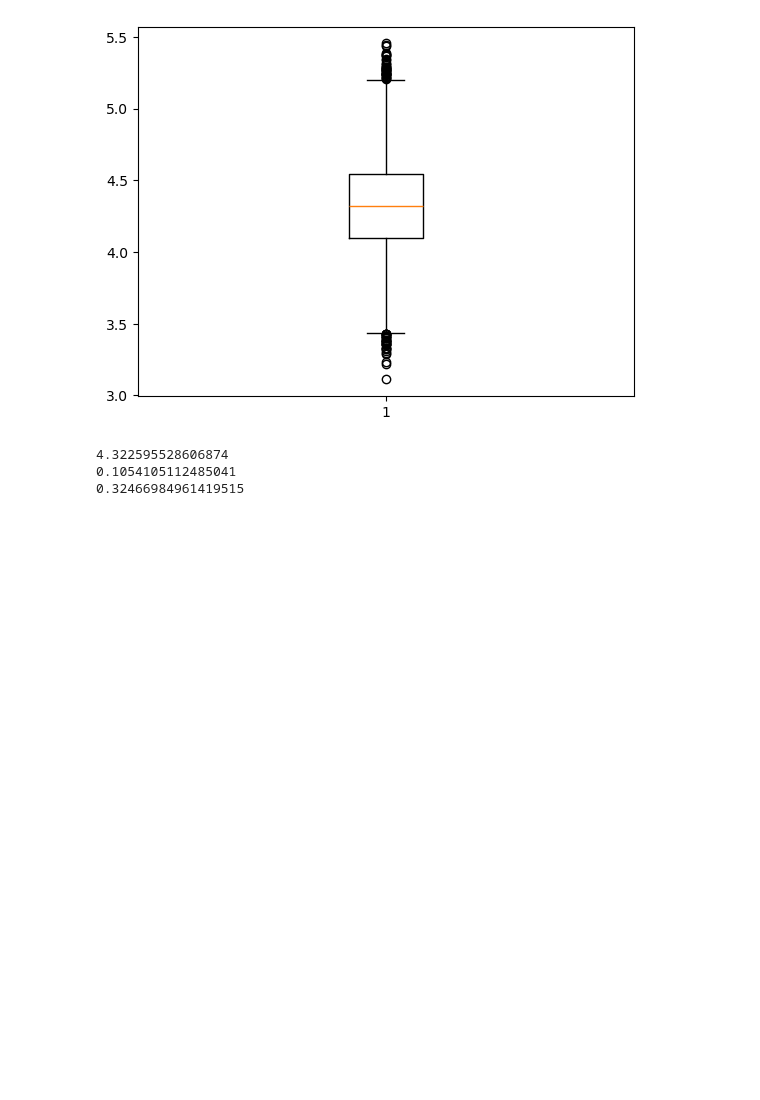
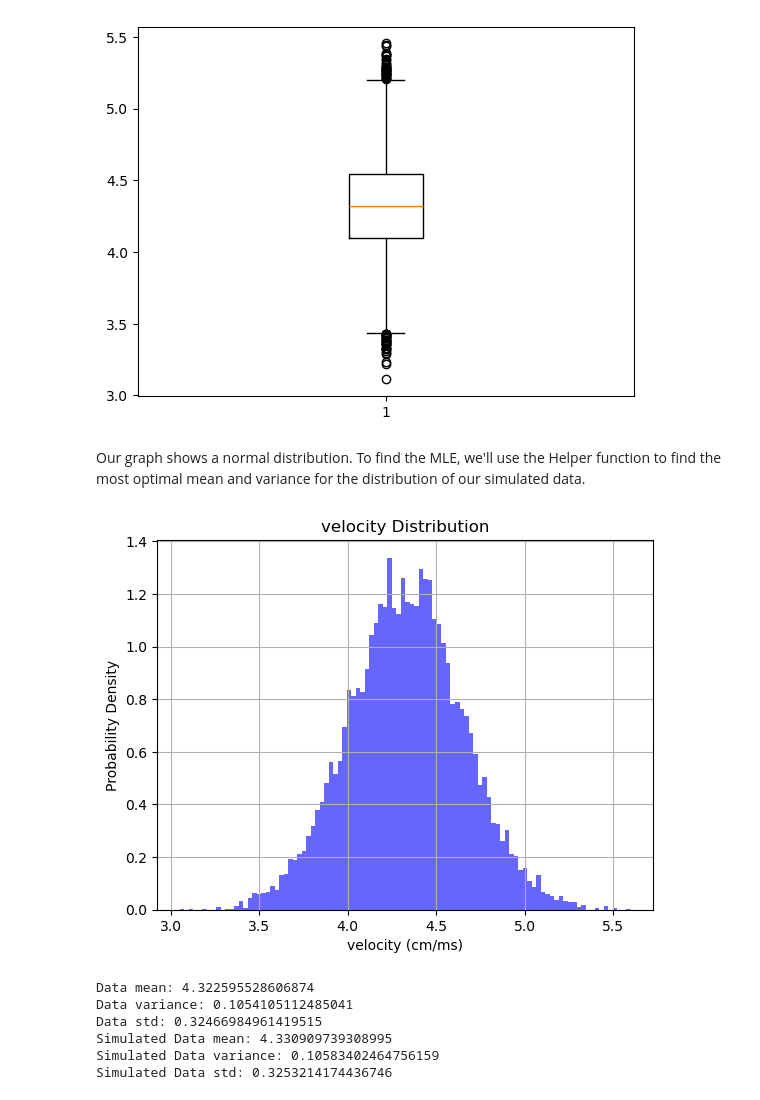
Before and after one commit to sojs-coding/HighwayCallSim, a Jupyter notebook: SC4054 Identifying Distribution.ipynb, the cells around one changed output. Cells and saved outputs as stored; diff of their text form; code cells hidden in the pictures; blank space fills up the shorter version.

```diff
--- a/SC4054 Identifying Distribution.ipynb
+++ b/SC4054 Identifying Distribution.ipynb
@@ -168,11 +164,34 @@ plt.boxplot(velocitiesCMperMS)
 plt.show()
 # %% [output]
 [figure]
+# %% [markdown]
+Our graph shows a normal distribution. To find the MLE, we'll use the Helper function to find the most optimal mean and variance for the distribution of our simulated data.
 # %%
-print(velocitiesCMperMS.mean())
-print(velocitiesCMperMS.var())
-print(velocitiesCMperMS.std())
+velocities_optimal_inputs = velocitiesCMperMS.mean(), velocitiesCMperMS.std()
-# %% [output]
-4.322595528606874
-0.1054105112485041
-0.32466984961419515
+# %%
+test_velocitiesCMperMS = genCarVelocity(velocities_optimal_inputs[0], velocities_optimal_inputs[1])
+# %%
+# Plot histogram of velocities(cm/ms) times
+plt.hist(test_velocitiesCMperMS, bins=100, density=True, alpha=0.6, color='b')
+plt.xlabel('velocity (cm/ms)')
+plt.ylabel('Probability Density')
+plt.title('velocity Distribution')
+plt.grid(True)
+plt.show()
+# %% [output]
+[figure, added]
+# %%
+print("Data mean:", velocitiesCMperMS.mean())
+print("Data variance:", velocitiesCMperMS.var())
+print("Data std:", velocitiesCMperMS.std())
+
+print("Simulated Data mean:", test_velocitiesCMperMS.mean())
+print("Simulated Data variance:", test_velocitiesCMperMS.var())
+print("Simulated Data std:", test_velocitiesCMperMS.std())
+# %% [output]
+Data mean: 4.322595528606874
+Data variance: 0.1054105112485041
+Data std: 0.32466984961419515
+Simulated Data mean: 4.330909739308995
+Simulated Data variance: 0.10583402464756159
+Simulated Data std: 0.3253214174436746
```
Also changed, not shown: parts of 26 cells of this notebook, 2 other files.
